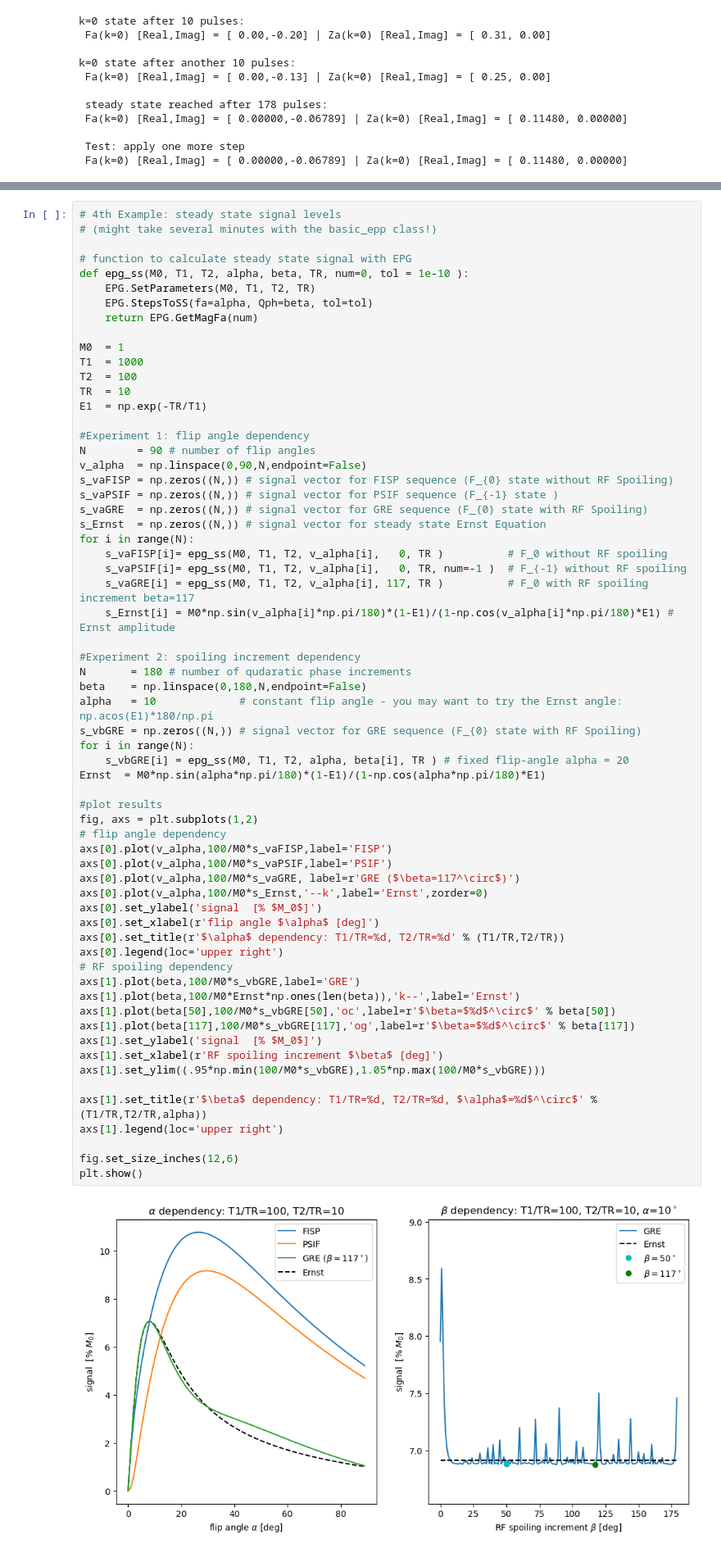
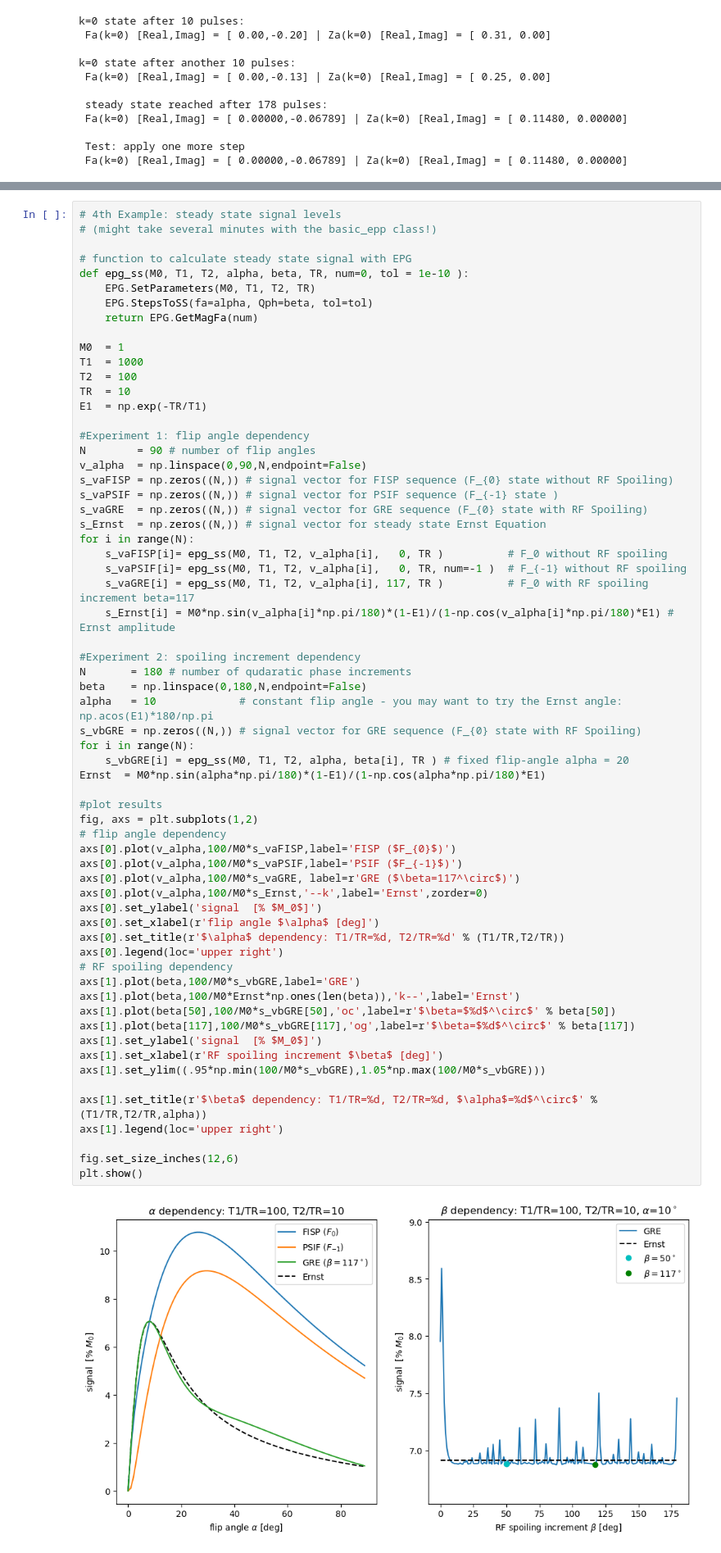
Before and after one commit to mrphysics-bonn/epg-tutorial, a Jupyter notebook: examples.ipynb, the cells around one changed output, grey strips where cells are left out. Shown at 82% size. Drawn from its saved outputs; the diff is of its cells as text.

```diff
--- a/examples.ipynb
+++ b/examples.ipynb
@@ -254,35 +254,35 @@ beta    = np.linspace(0,180,N,endpoint=False)
 alpha   = 10             # constant flip angle - you may want to try the Ernst angle: np.acos(E1)*180/np.pi
 s_vbGRE = np.zeros((N,)) # signal vector for GRE sequence (F_{0} state with RF Spoiling)
 for i in range(N):
     s_vbGRE[i] = epg_ss(M0, T1, T2, alpha, beta[i], TR ) # fixed flip-angle alpha = 20
 Ernst  = M0*np.sin(alpha*np.pi/180)*(1-E1)/(1-np.cos(alpha*np.pi/180)*E1)
 
 #plot results
 fig, axs = plt.subplots(1,2)
 # flip angle dependency
-axs[0].plot(v_alpha,100/M0*s_vaFISP,label='FISP')
-axs[0].plot(v_alpha,100/M0*s_vaPSIF,label='PSIF')
+axs[0].plot(v_alpha,100/M0*s_vaFISP,label='FISP ($F_{0}$)')
+axs[0].plot(v_alpha,100/M0*s_vaPSIF,label='PSIF ($F_{-1}$)')
 axs[0].plot(v_alpha,100/M0*s_vaGRE, label=r'GRE ($\beta=117^\circ$)')
 axs[0].plot(v_alpha,100/M0*s_Ernst,'--k',label='Ernst',zorder=0)
 axs[0].set_ylabel('signal  [% $M_0$]')
 axs[0].set_xlabel(r'flip angle $\alpha$ [deg]')
 axs[0].set_title(r'$\alpha$ dependency: T1/TR=%d, T2/TR=%d' % (T1/TR,T2/TR))
 axs[0].legend(loc='upper right')
 # RF spoiling dependency
 axs[1].plot(beta,100/M0*s_vbGRE,label='GRE')
 axs[1].plot(beta,100/M0*Ernst*np.ones(len(beta)),'k--',label='Ernst')
 axs[1].plot(beta[50],100/M0*s_vbGRE[50],'oc',label=r'$\beta=$%d$^\circ$' % beta[50])
 axs[1].plot(beta[117],100/M0*s_vbGRE[117],'og',label=r'$\beta=$%d$^\circ$' % beta[117])
 axs[1].set_ylabel('signal  [% $M_0$]')
 axs[1].set_xlabel(r'RF spoiling increment $\beta$ [deg]')
 axs[1].set_ylim((.95*np.min(100/M0*s_vbGRE),1.05*np.max(100/M0*s_vbGRE)))
 
 axs[1].set_title(r'$\beta$ dependency: T1/TR=%d, T2/TR=%d, $\alpha$=%d$^\circ$' % (T1/TR,T2/TR,alpha))
 axs[1].legend(loc='upper right')
 
 fig.set_size_inches(12,6)
 plt.show()
 # %% [output]
-[figure, old version]
+[figure, new version]
 # %%
 # 5th Example: CPMG (or TSE) signal calculation with EPG
```
Also changed, not shown: parts of 1 cell of this notebook, 2 other files.
